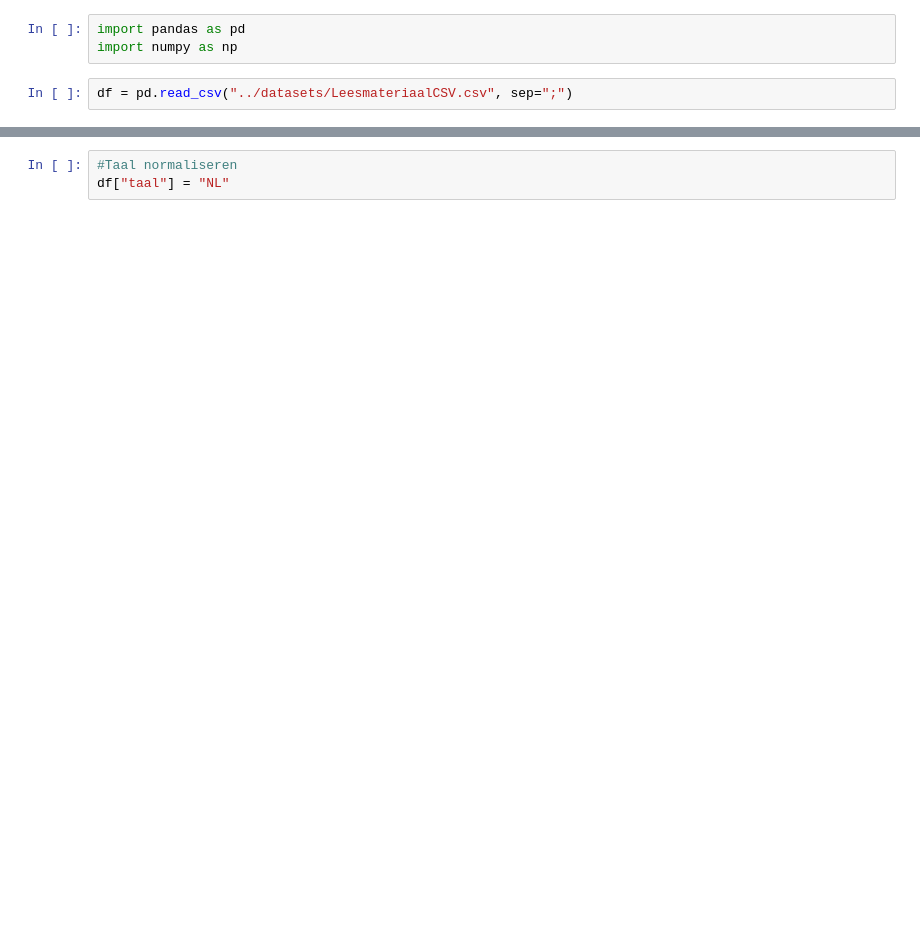
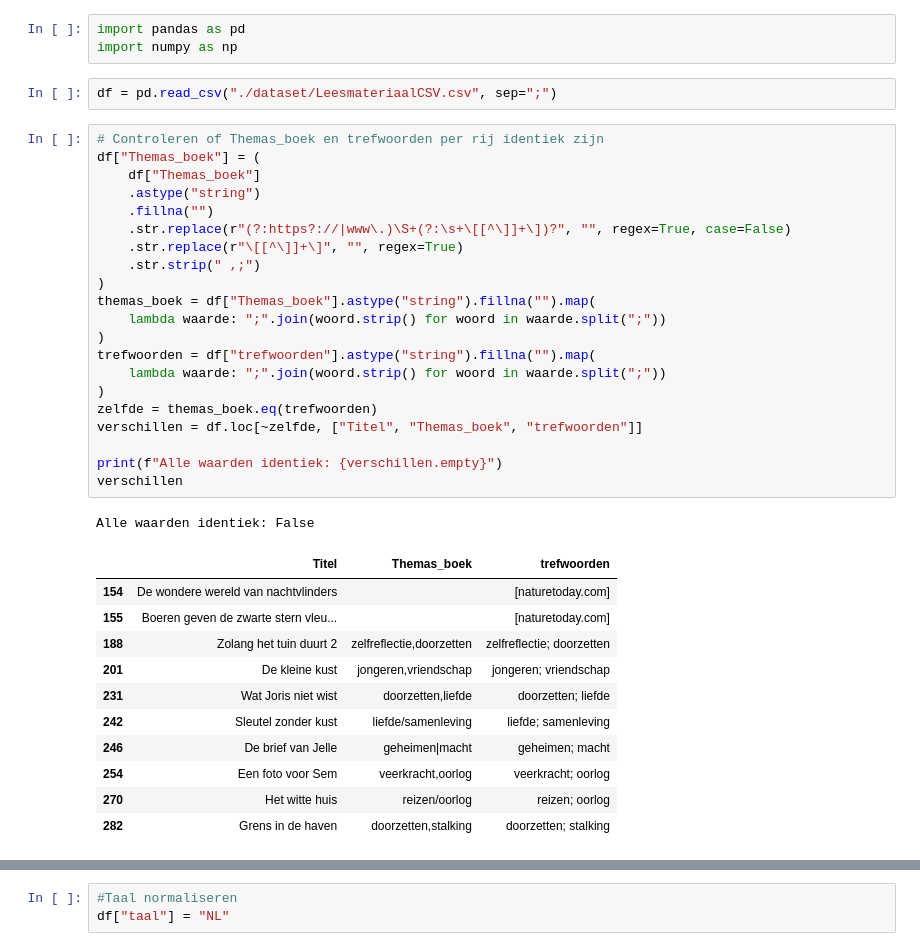
Before and after one commit to merijn1222/2.2Notebooks, a Jupyter notebook: LeesmateriaalAnalyse.ipynb, the cells around one changed output, grey strips where cells are left out. Cells and saved outputs as stored; diff of their text form; blank space fills up the shorter version.

```diff
--- a/LeesmateriaalAnalyse.ipynb
+++ b/LeesmateriaalAnalyse.ipynb
@@ -2,4 +2,38 @@
 import pandas as pd
 import numpy as np
 # %%
-df = pd.read_csv("../datasets/LeesmateriaalCSV.csv", sep=";")
+df = pd.read_csv("./dataset/LeesmateriaalCSV.csv", sep=";")
+# %%
+# Controleren of Themas_boek en trefwoorden per rij identiek zijn
+df["Themas_boek"] = (
+    df["Themas_boek"]
+    .astype("string")
+    .fillna("")
+    .str.replace(r"(?:https?://|www\.)\S+(?:\s+\[[^\]]+\])?", "", regex=True, case=False)
+    .str.replace(r"\[[^\]]+\]", "", regex=True)
+    .str.strip(" ,;")
+)
+themas_boek = df["Themas_boek"].astype("string").fillna("").map(
+    lambda waarde: ";".join(woord.strip() for woord in waarde.split(";"))
+)
+trefwoorden = df["trefwoorden"].astype("string").fillna("").map(
+    lambda waarde: ";".join(woord.strip() for woord in waarde.split(";"))
+)
+zelfde = themas_boek.eq(trefwoorden)
+verschillen = df.loc[~zelfde, ["Titel", "Themas_boek", "trefwoorden"]]
+
+print(f"Alle waarden identiek: {verschillen.empty}")
+verschillen
+# %% [output]
+Alle waarden identiek: False
+|  | Titel | Themas_boek | trefwoorden |
+| 154 | De wondere wereld van nachtvlinders |  | [naturetoday.com] |
+| 155 | Boeren geven de zwarte stern vleu... |  | [naturetoday.com] |
+| 188 | Zolang het tuin duurt 2 | zelfreflectie,doorzetten | zelfreflectie; doorzetten |
+| 201 | De kleine kust | jongeren,vriendschap | jongeren; vriendschap |
+| 231 | Wat Joris niet wist | doorzetten,liefde | doorzetten; liefde |
+| 242 | Sleutel zonder kust | liefde/samenleving | liefde; samenleving |
+| 246 | De brief van Jelle | geheimen|macht | geheimen; macht |
+| 254 | Een foto voor Sem | veerkracht,oorlog | veerkracht; oorlog |
+| 270 | Het witte huis | reizen/oorlog | reizen; oorlog |
+| 282 | Grens in de haven | doorzetten,stalking | doorzetten; stalking |
```
Also changed, not shown: parts of 21 cells of this notebook, 3 other files.
